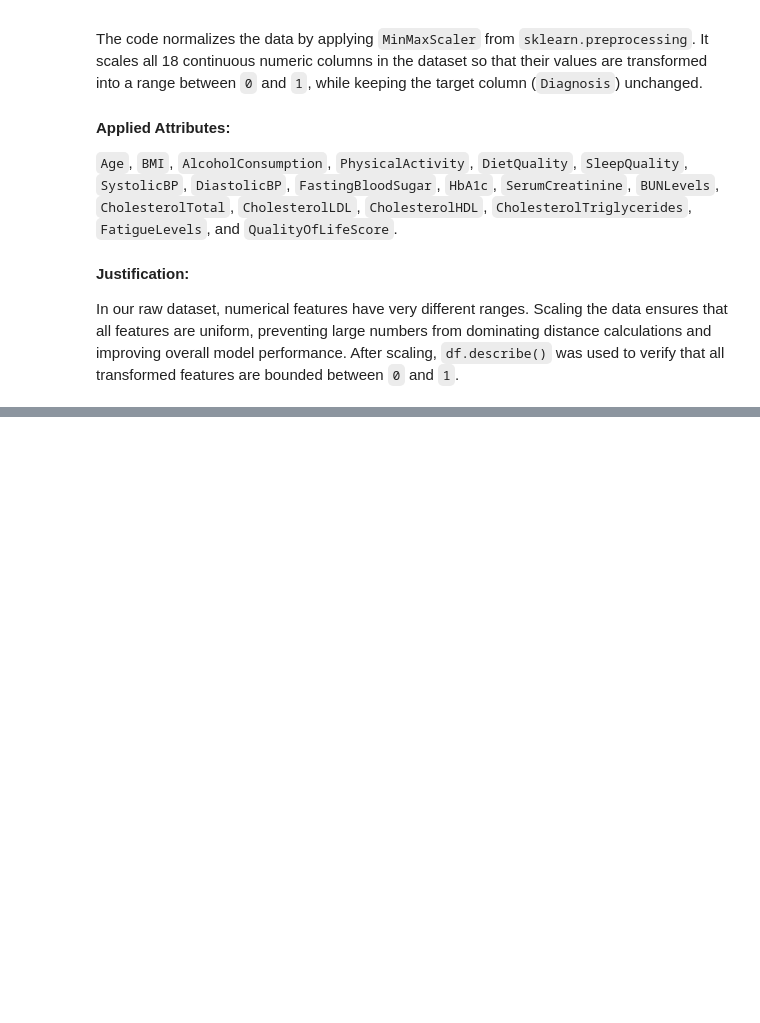
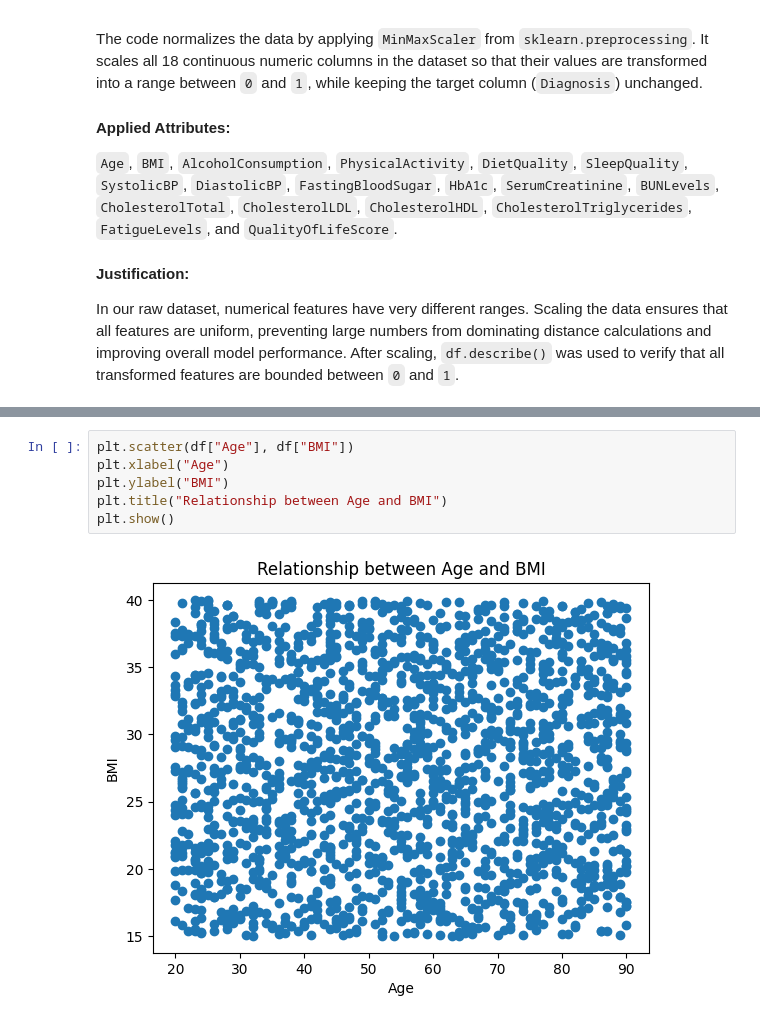
Before and after one commit to reemajedz99/IT326-Diabetes, a Jupyter notebook: Reports/Phase2.ipynb, the cells around one changed output, grey strips where cells are left out. Cells and saved outputs as stored; diff of their text form; blank space fills up the shorter version.

```diff
--- a/Reports/Phase2.ipynb
+++ b/Reports/Phase2.ipynb
@@ -168,0 +217,8 @@ Normalized Dataset Sample
+# %%
+plt.scatter(df["Age"], df["BMI"])
+plt.xlabel("Age")
+plt.ylabel("BMI")
+plt.title("Relationship between Age and BMI")
+plt.show()
+# %% [output]
+[figure, added]
```
Also changed, not shown: parts of 3 cells of this notebook.
